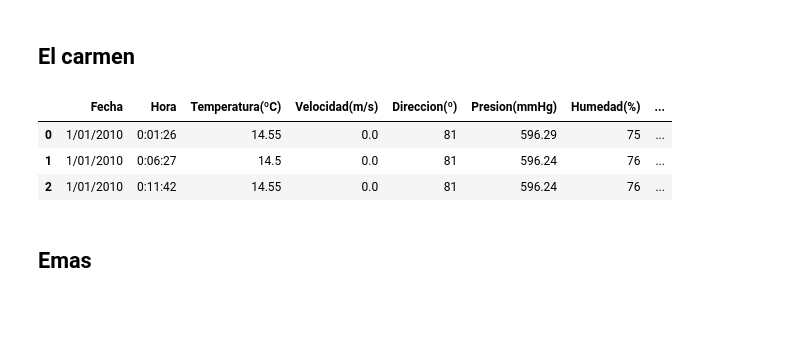
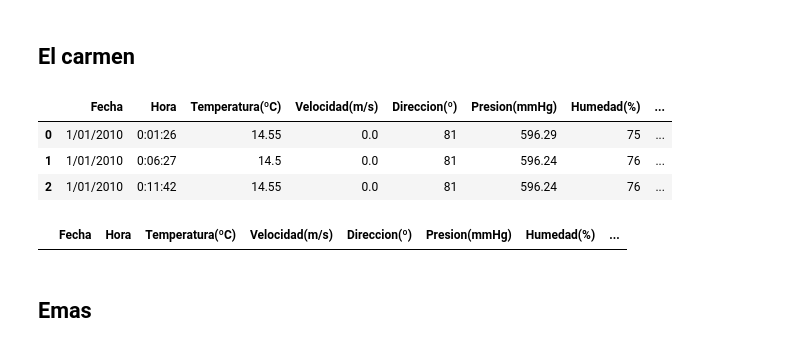
Before and after one commit to camilopulzara/TFM, a Jupyter notebook: BD.ipynb, the cells around one changed output. Saved outputs shown, nothing was run; the diff lists cells and outputs as text; code cells hidden in the pictures; blank space fills up the shorter version.

```diff
--- a/BD.ipynb
+++ b/BD.ipynb
@@ -250,4 +273,11 @@ el_carmen.head(3)
 | 0 | 1/01/2010 | 0:01:26 | 14.55 | 0.0 | 81 | 596.29 | 75 | ... |
 | 1 | 1/01/2010 | 0:06:27 | 14.5 | 0.0 | 81 | 596.24 | 76 | ... |
 | 2 | 1/01/2010 | 0:11:42 | 14.55 | 0.0 | 81 | 596.24 | 76 | ... |
+# %%
+el_carmen = el_carmen.replace("-", np.nan)
+el_carmen = el_carmen.apply(lambda x: x.str.replace(',',''))
+# %%
+el_carmen[el_carmen["Temperatura(ºC)"] == 'NaN']
+# %% [output]
+|  | Fecha | Hora | Temperatura(ºC) | Velocidad(m/s) | Direccion(º) | Presion(mmHg) | Humedad(%) | ... |
 # %%
```
Also changed, not shown: parts of 31 cells of this notebook.
